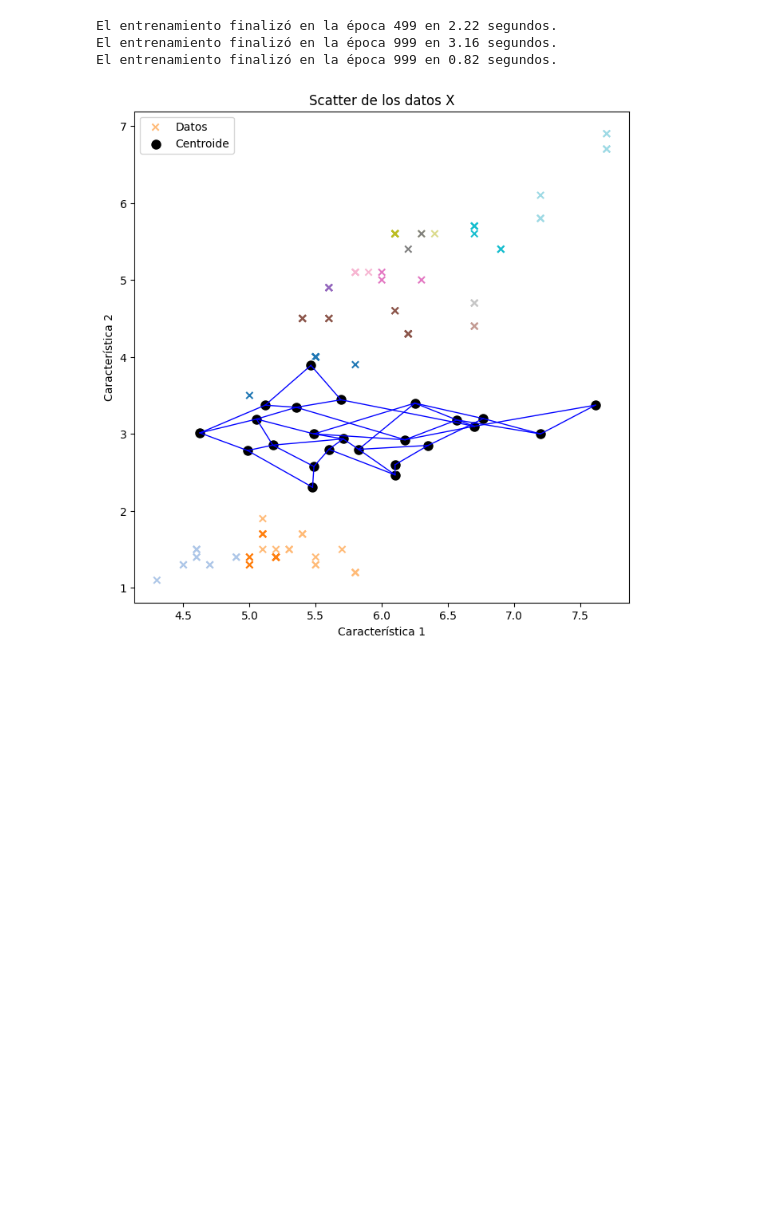
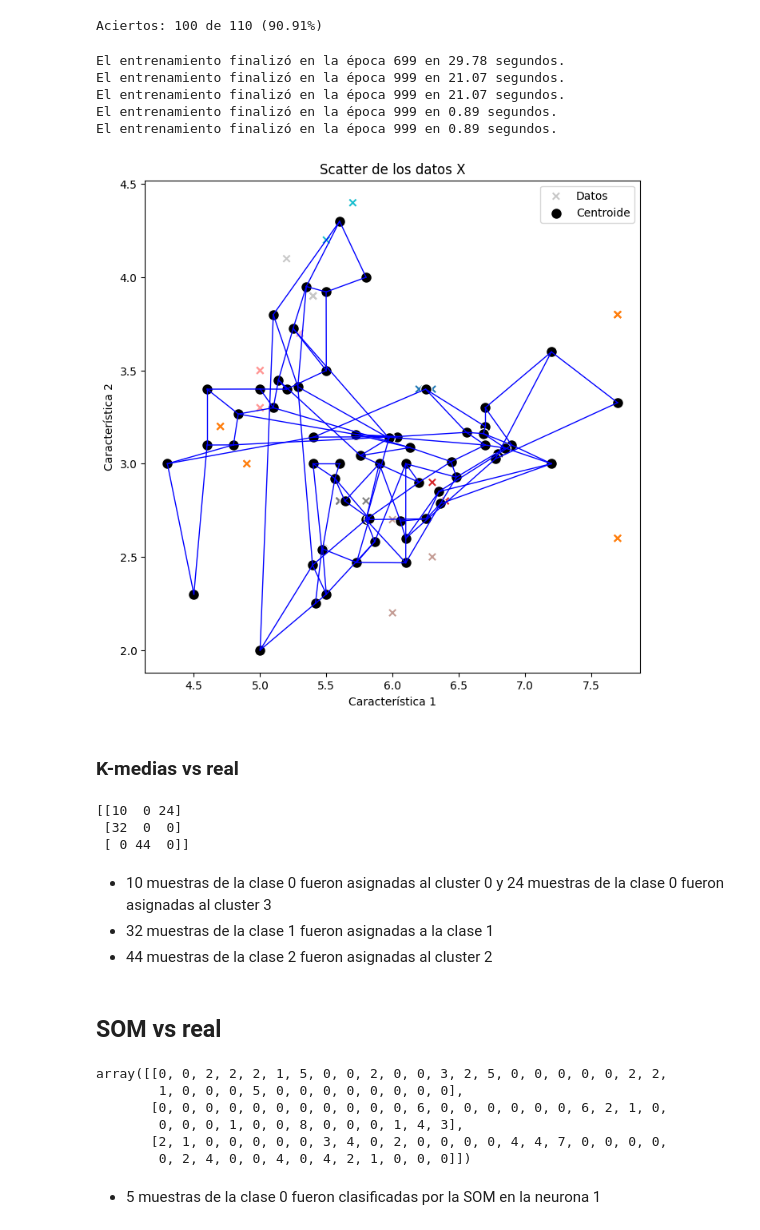
Before and after one commit to FaustoGabini/Inteligencia-Computacional, a Jupyter notebook: Guia4/ex2.ipynb, the cells around one changed output. Cells and saved outputs as stored; diff of their text form; code cells hidden in the pictures; blank space fills up the shorter version.

```diff
--- a/Guia4/ex2.ipynb
+++ b/Guia4/ex2.ipynb
@@ -40,17 +77,65 @@ def graficar_som(X, w, map_size):
+# %%
+# Paso 1: Asignar clase dominante a cada cluster
+K = k_means.K
+clase_por_cluster = np.zeros(K, dtype=int)
+for k in range(K):
+    indices = np.where(k_means.labels == k)[0]
+    if len(indices) > 0:
+        clase_por_cluster[k] = np.bincount(y[indices]).argmax()
+
+# Paso 2: Predecir clase para cada muestra según su cluster
+y_pred = clase_por_cluster[k_means.labels]
+
+# Paso 3: Calcular aciertos
+aciertos = np.sum(y_pred == y)
+porcentaje = aciertos / len(y) * 100
+print(f'Aciertos: {aciertos} de {len(y)} ({porcentaje:.2f}%)')
+# %% [output]
+Aciertos: 100 de 110 (90.91%)
 # %%
 
-map_size = 5
+map_size = 8
 # Inicializamos los pesos
 som = SOM(map_size)
 
-som.fit(X, 500, [0.9, 0.9], [3, 3])
-som.fit(X, 1000, [0.9, 0.1], [3, 1])
-som.fit(X, 1000, [0.01, 0.01], [0, 0])
+som.fit(X_entradas, 700, [0.9, 0.9], [32, 32])
+som.fit(X_entradas, 1000, [0.9, 0.1], [32, 1])
+som.fit(X_entradas, 1000, [0.01, 0.01], [0, 0])
+
+som.graficar(X_entradas)
 # %% [output]
-El entrenamiento finalizó en la época 499 en 2.22 segundos.
-El entrenamiento finalizó en la época 999 en 3.16 segundos.
-El entrenamiento finalizó en la época 999 en 0.82 segundos.
+El entrenamiento finalizó en la época 699 en 29.78 segundos.
+El entrenamiento finalizó en la época 999 en 21.07 segundos.
+El entrenamiento finalizó en la época 999 en 21.07 segundos.
+El entrenamiento finalizó en la época 999 en 0.89 segundos.
+El entrenamiento finalizó en la época 999 en 0.89 segundos.
+[figure, added]
-# %%
-graficar_som(X, som.w, map_size)
-# %% [output]
-[figure, removed]
+# %% [markdown]
+### K-medias vs real
+# %%
+
+matriz = contingency_matrix(y, k_means.labels)
+print(matriz)
+# %% [output]
+[[10  0 24]
+ [32  0  0]
+ [ 0 44  0]]
+# %% [markdown]
+* 10 muestras de la clase 0 fueron asignadas al cluster 0 y 24 muestras de la clase 0 fueron asignadas al cluster 3
+* 32 muestras de la clase 1 fueron asignadas a la clase 1
+* 44  muestras de la clase 2 fueron asignadas al cluster 2
+# %% [markdown]
+## SOM vs real
+# %%
+input_neuronas = som.obtener_neuronas_ganadoras(X_entradas)
+matriz = contingency_matrix(y, input_neuronas)
+matriz
+# %% [output]
+array([[0, 0, 2, 2, 2, 1, 5, 0, 0, 2, 0, 0, 3, 2, 5, 0, 0, 0, 0, 0, 2, 2,
+        1, 0, 0, 0, 5, 0, 0, 0, 0, 0, 0, 0, 0],
+       [0, 0, 0, 0, 0, 0, 0, 0, 0, 0, 0, 6, 0, 0, 0, 0, 0, 0, 6, 2, 1, 0,
+        0, 0, 0, 1, 0, 0, 8, 0, 0, 0, 1, 4, 3],
+       [2, 1, 0, 0, 0, 0, 0, 3, 4, 0, 2, 0, 0, 0, 0, 4, 4, 7, 0, 0, 0, 0,
+        0, 2, 4, 0, 0, 4, 0, 4, 2, 1, 0, 0, 0]])
+# %% [markdown]
+* 5 muestras de la clase 0 fueron clasificadas por la SOM en la neurona 1
```
Also changed, not shown: parts of 11 cells of this notebook, 5 other files.
